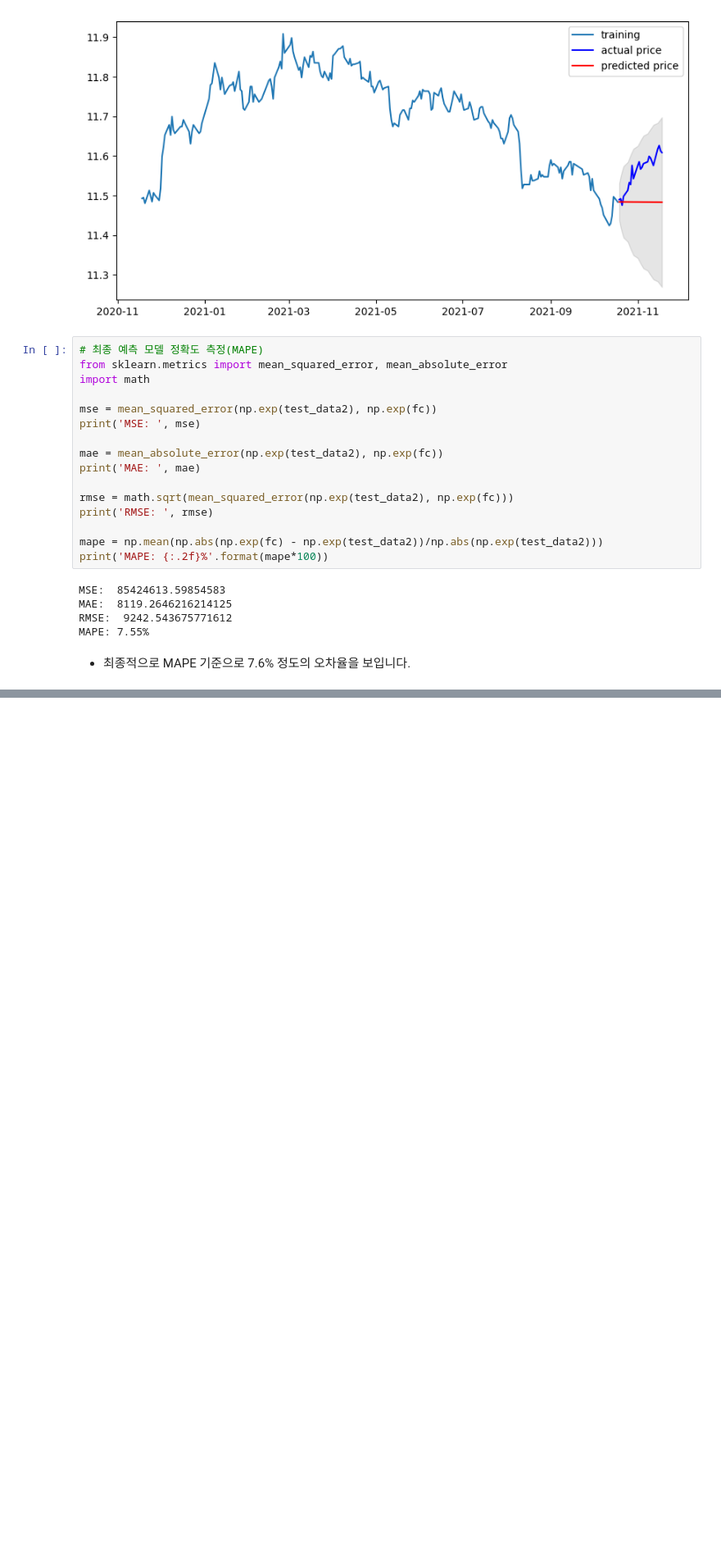
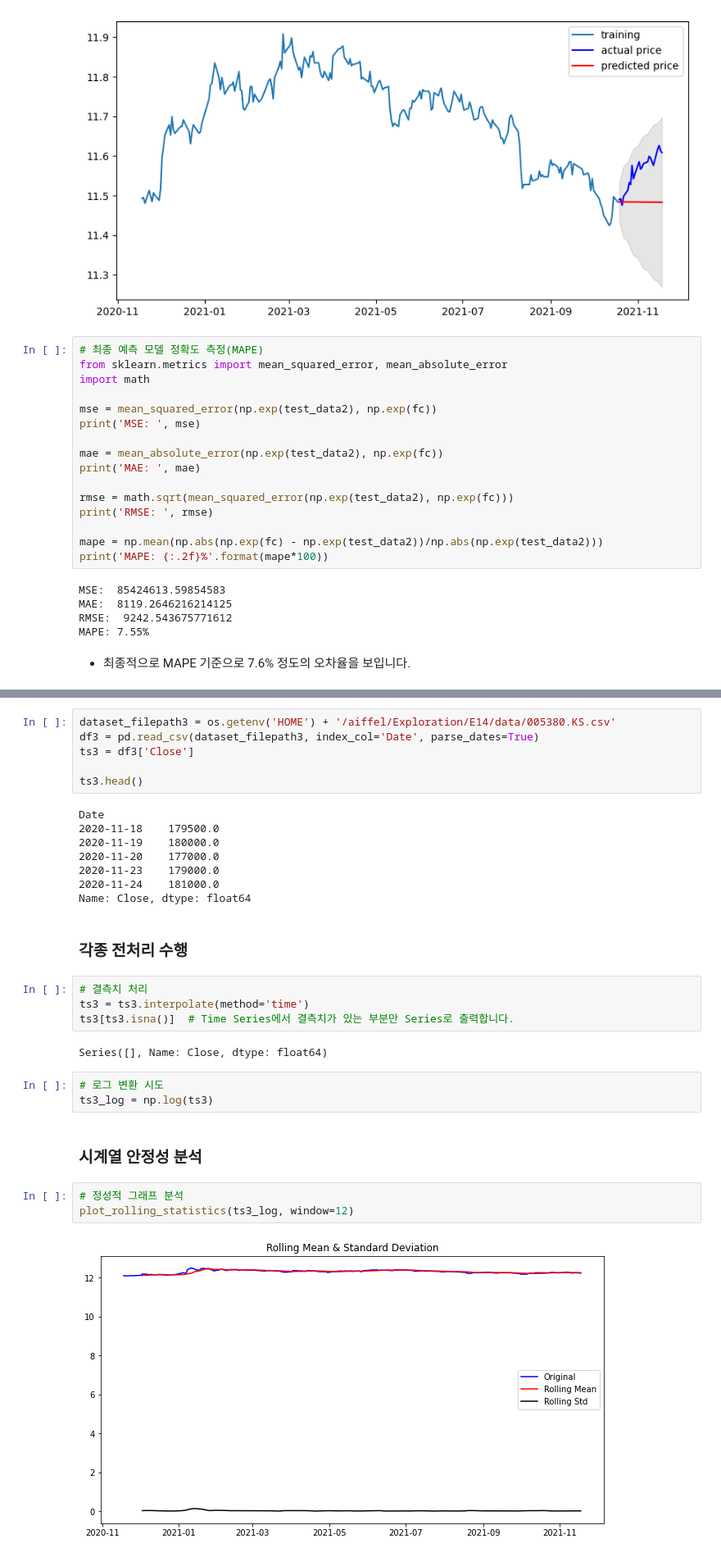
Before and after one commit to seungmiya13/LMS-Exploration, a Jupyter notebook: E14/stock_prediction.ipynb, the cells around one changed output, grey strips where cells are left out. Shown at 82% size. Drawn from its saved outputs; the diff is of its cells as text; blank space fills up the shorter version.

```diff
--- a/E14/stock_prediction.ipynb
+++ b/E14/stock_prediction.ipynb
@@ -631,0 +637,32 @@ MAPE: 7.55%
+# %%
+dataset_filepath3 = os.getenv('HOME') + '/aiffel/Exploration/E14/data/005380.KS.csv'
+df3 = pd.read_csv(dataset_filepath3, index_col='Date', parse_dates=True)
+ts3 = df3['Close']
+
+ts3.head()
+# %% [output]
+Date
+2020-11-18    179500.0
+2020-11-19    180000.0
+2020-11-20    177000.0
+2020-11-23    179000.0
+2020-11-24    181000.0
+Name: Close, dtype: float64
+# %% [markdown]
+### 각종 전처리 수행
+# %%
+# 결측치 처리
+ts3 = ts3.interpolate(method='time')
+ts3[ts3.isna()]  # Time Series에서 결측치가 있는 부분만 Series로 출력합니다.
+# %% [output]
+Series([], Name: Close, dtype: float64)
+# %%
+# 로그 변환 시도
+ts3_log = np.log(ts3)
+# %% [markdown]
+### 시계열 안정성 분석
+# %%
+# 정성적 그래프 분석
+plot_rolling_statistics(ts3_log, window=12)
+# %% [output]
+[figure, added]
```
Also changed, not shown: parts of 21 cells of this notebook.
